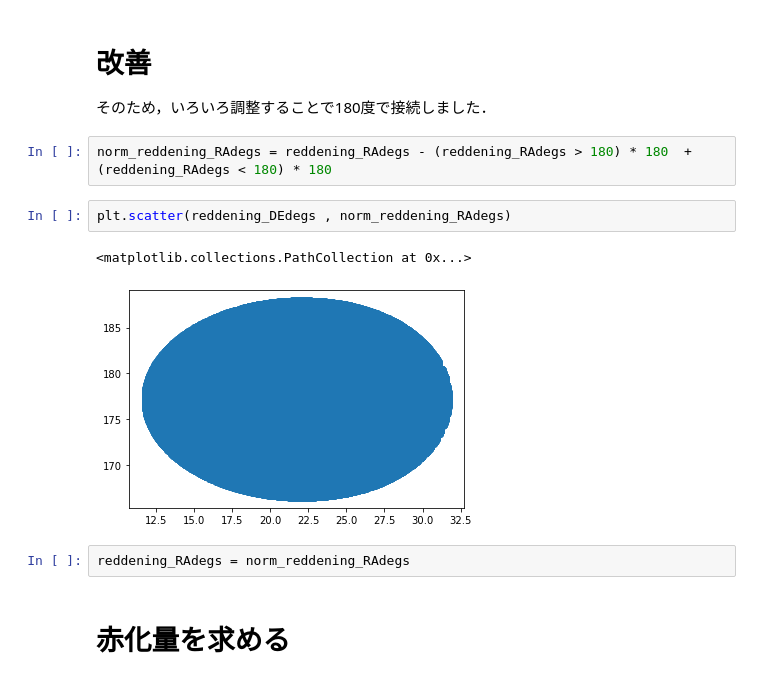
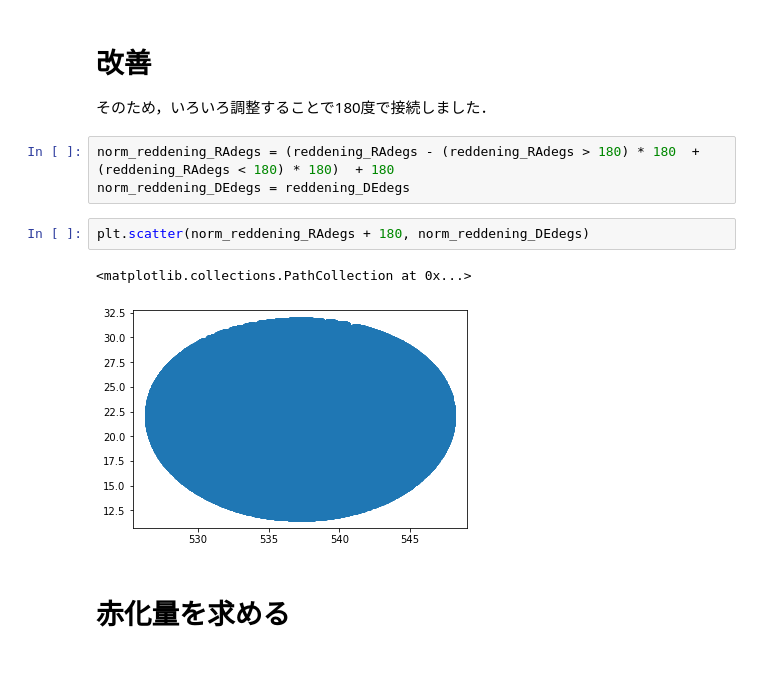
Before and after one commit to ShingoHattori/Interstellar_reddening, a Jupyter notebook: src/main.ipynb, the cells around one changed output. Cells and saved outputs as stored; diff of their text form.

```diff
--- a/src/main.ipynb
+++ b/src/main.ipynb
@@ -186,14 +168,13 @@ plt.scatter(reddening_DEdegs , reddening_RAdegs)
 
 そのため，いろいろ調整することで180度で接続しました．
 # %%
-norm_reddening_RAdegs = reddening_RAdegs - (reddening_RAdegs > 180) * 180  + (reddening_RAdegs < 180) * 180
+norm_reddening_RAdegs = (reddening_RAdegs - (reddening_RAdegs > 180) * 180  + (reddening_RAdegs < 180) * 180)  + 180
+norm_reddening_DEdegs = reddening_DEdegs
 # %%
-plt.scatter(reddening_DEdegs , norm_reddening_RAdegs)
+plt.scatter(norm_reddening_RAdegs + 180, norm_reddening_DEdegs)
 # %% [output]
 <matplotlib.collections.PathCollection at 0x...>
-[figure, old version]
+[figure, new version]
-# %%
-reddening_RAdegs = norm_reddening_RAdegs
 # %% [markdown]
 # 赤化量を求める
 # %%
```
Also changed, not shown: parts of 12 cells of this notebook, 1 other file.
